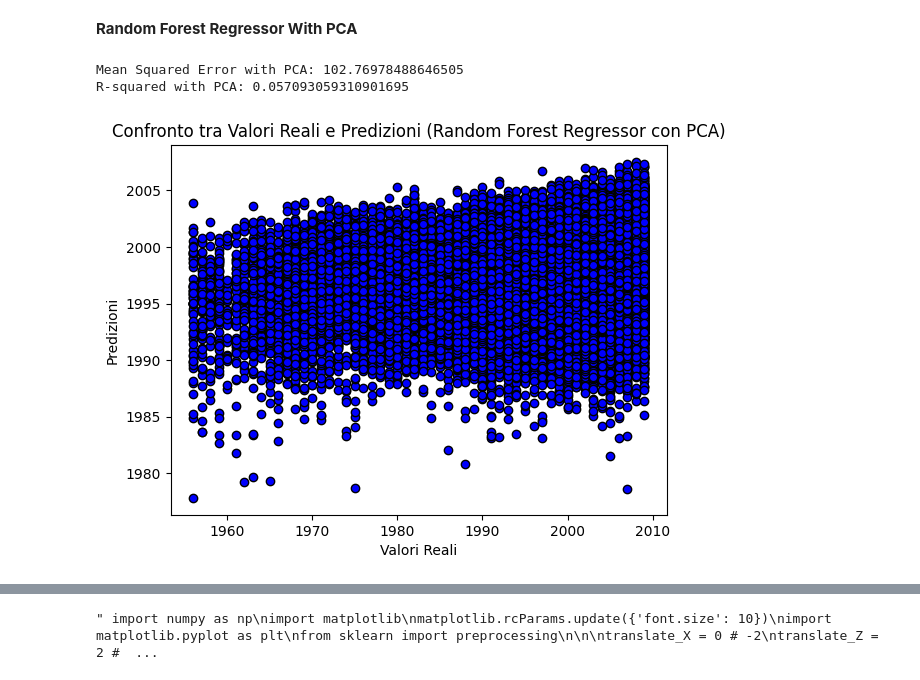
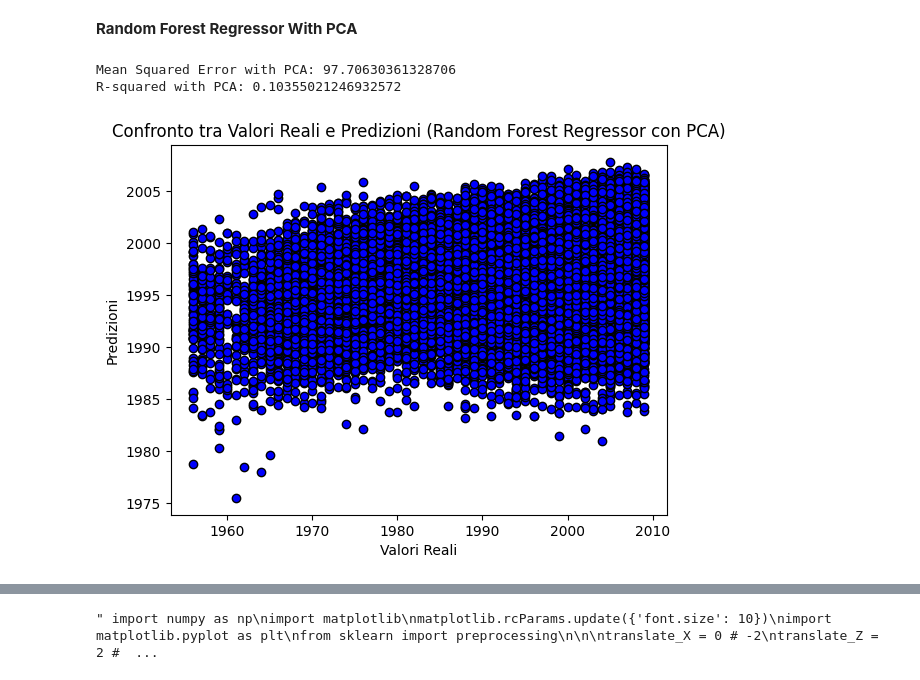
Before and after one commit to AndreaAccornero/DataAnalyticsProject, a Jupyter notebook: Training_Module/prova.ipynb, the cells around one changed output, grey strips where cells are left out. Cells and saved outputs as stored; diff of their text form; code cells hidden in the pictures.

```diff
--- a/Training_Module/prova.ipynb
+++ b/Training_Module/prova.ipynb
@@ -229,37 +242,43 @@ R-squared: 0.2850992338574522
 from sklearn.decomposition import PCA
 from sklearn.ensemble import RandomForestRegressor
 from sklearn.metrics import mean_squared_error, r2_score
 import matplotlib.pyplot as plt
+from sklearn.preprocessing import StandardScaler
 
 # Suddividi il dataset in set di addestramento e di test
 X_train, X_test, Y_train, Y_test = train_test_split(X, Y, test_size=0.2, random_state=42)
 
-# Applica PCA
-pca = PCA(n_components=10)  # Imposta il numero desiderato di componenti principali
-X_train_pca = pca.fit_transform(X_train)
-X_test_pca = pca.transform(X_test)
+# Standardizzazione delle feature
+scaler = StandardScaler()
+X_train_scaled = scaler.fit_transform(X_train)
+X_test_scaled = scaler.transform(X_test)
+
+# Applica PCA sulle feature standardizzate
+pca = PCA(n_components=10)
+X_train_pca = pca.fit_transform(X_train_scaled)
+X_test_pca = pca.transform(X_test_scaled)
 
 # Creazione e addestramento del modello Random Forest Regressor con dati ridotti
 random_forest_model = RandomForestRegressor(n_estimators=100, random_state=42)
 random_forest_model.fit(X_train_pca, Y_train)
 
 # Predizioni sul set di test
 y_pred = random_forest_model.predict(X_test_pca)
 
 # Calcolo delle metriche di valutazione
 mse = mean_squared_error(Y_test, y_pred)
 r2 = r2_score(Y_test, y_pred=y_pred)
 
 print(f'Mean Squared Error with PCA: {mse}')
 print(f'R-squared with PCA: {r2}')
 
 # Visualizzazione delle predizioni rispetto ai valori reali
 plt.scatter(Y_test, y_pred, c='blue', edgecolors='k')
 plt.xlabel('Valori Reali')
 plt.ylabel('Predizioni')
 plt.title('Confronto tra Valori Reali e Predizioni (Random Forest Regressor con PCA)')
 plt.show()
 # %% [output]
-Mean Squared Error with PCA: 102.76978488646505
-R-squared with PCA: 0.057093059310901695
+Mean Squared Error with PCA: 97.70630361328706
+R-squared with PCA: 0.10355021246932572
-[figure, old version]
+[figure, new version]
```
Also changed, not shown: parts of 5 cells of this notebook, 1 other file.
